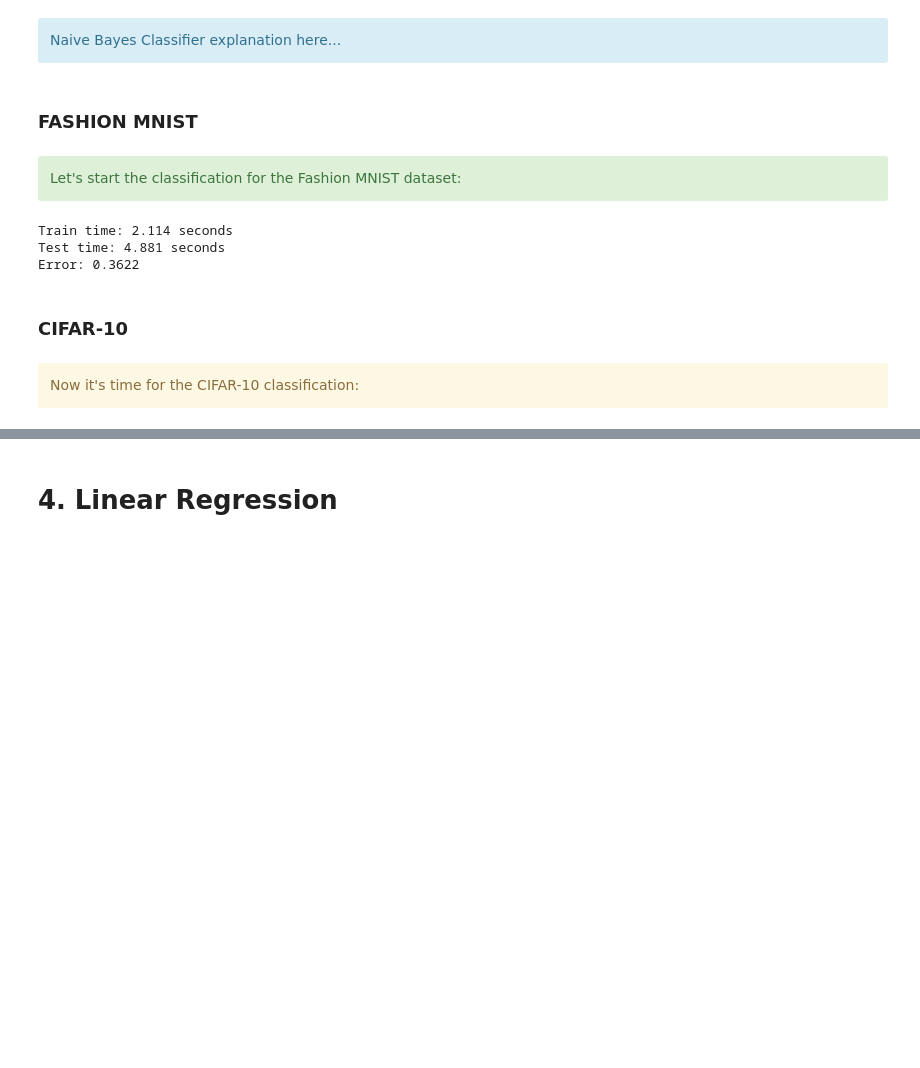
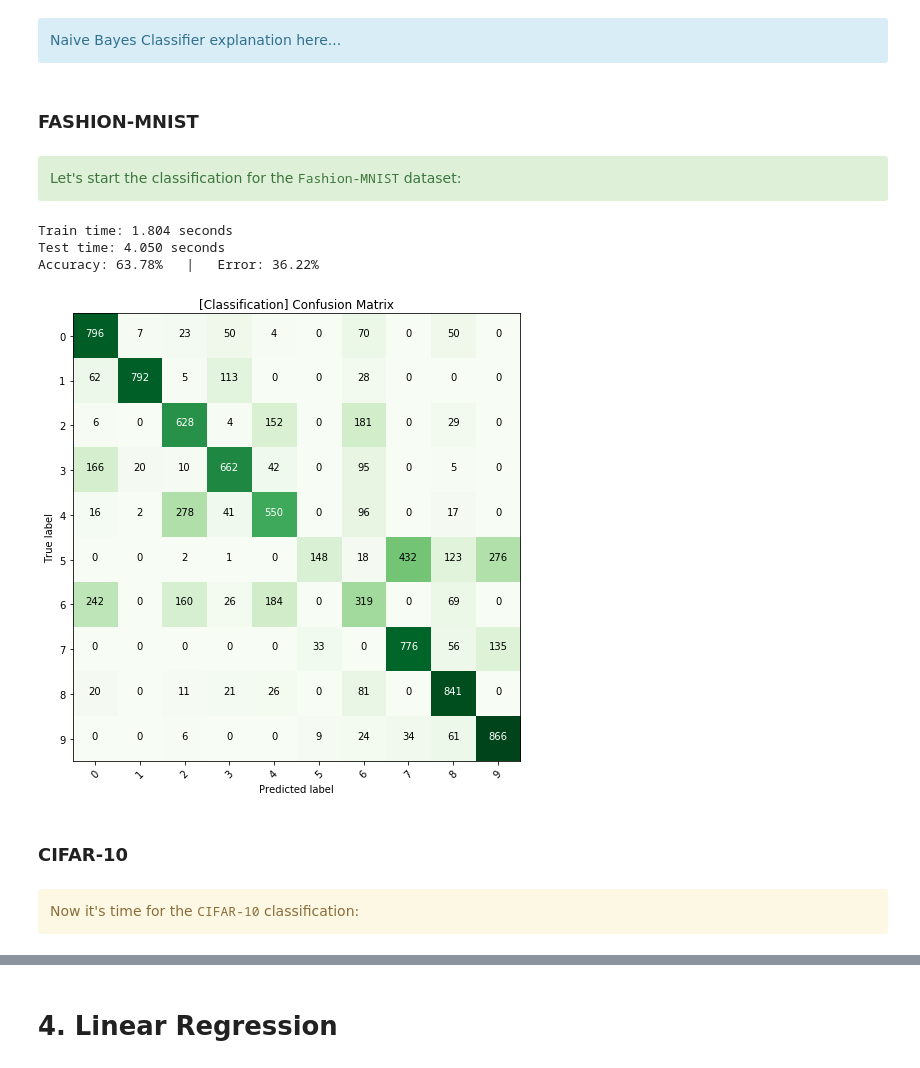
Before and after one commit to claudioscalzo/asi-challenge, a Jupyter notebook: asi_challenge_claudio_scalzo.ipynb, the cells around one changed output, grey strips where cells are left out. Cells and saved outputs as stored; diff of their text form; code cells hidden in the pictures; blank space fills up the shorter version.

```diff
--- a/asi_challenge_claudio_scalzo.ipynb
+++ b/asi_challenge_claudio_scalzo.ipynb
@@ -401,6 +433,8 @@ class NaiveBayesClassifier:
         self._computePriors()
         self._computeMeansCov()
 
+        return self.classes
+
 
     # TEST - POSTERIOR: P(C|X)
     def predict(self, test):
@@ -433,21 +467,26 @@ class NaiveBayesClassifier:
 
 
     # VALIDATE PREDICTION
-    def validate(self, pred, true):
+    def validate(self, pred, correct):
 
-        # Return the average number of different classes
-        return np.mean(pred != true)
+        # Accuracy, error, confusion matrix
+        acc = np.mean(pred == correct)
+        err = np.mean(pred != correct)
+        cm = confusion_matrix(correct, pred)
+
+        # Return the average number of equal and different classes
+        return acc, err, cm
     # ----------------------------------------------------------------------- #
 # %%
 # CLASSIFY FUNCTION
-def classify(train, test, true):
+def classify(train, test, correct, color):
 
     # NAIVE BAYES CLASSIFIER
     nbc = NaiveBayesClassifier()
 
     # TRAIN
     startTime = time()
-    nbc.fit(train)
+    classes = nbc.fit(train)
     endTime = time()
     print("Train time: %.3f seconds" % (endTime-startTime))
 
@@ -457,29 +496,32 @@ def classify(train, test, true):
     endTime = time()
     print("Test time: %.3f seconds" % (endTime-startTime))
 
-    # ACCURACY
-    error = nbc.validate(pred, true)
-    print("Error:", error)
+    # ACCURACY AND ERROR
+    accuracy, error, cm = nbc.validate(pred, correct)
+    print("Accuracy: %.2f%%   |   Error: %.2f%%" % (accuracy * 100, error * 100))
+    plotConfusionMatrix(cm, classes, title="[Classification] Confusion Matrix", cmap = color)
 # %% [markdown]
-### <div class="label label-success">FASHION MNIST</div>
+### <div class="label label-success">FASHION-MNIST</div>
 # %% [markdown]
 <div class='alert alert-success'>
-Let's start the classification for the Fashion MNIST dataset:
+Let's start the classification for the <tt>Fashion-MNIST</tt> dataset:
 </div>
 # %%
 # CLASSIFY
 classify(train = mnistTrain,
          test = mnistTest.drop(columns=['label']),
-         true = mnistTest['label'])
+         correct = mnistTest['label'],
+         color = "Greens")
 # %% [output]
-Train time: 2.114 seconds
-Test time: 4.881 seconds
-Error: 0.3622
+Train time: 1.804 seconds
+Test time: 4.050 seconds
+Accuracy: 63.78%   |   Error: 36.22%
+[figure, added]
 # %% [markdown]
 ### <div class="label label-warning">CIFAR-10</div>
 # %% [markdown]
 <div class='alert alert-warning'>
-Now it's time for the CIFAR-10 classification:
+Now it's time for the <tt>CIFAR-10</tt> classification:
 </div>
 # %%
 # CLASSIFY
```
Also changed, not shown: parts of 20 cells of this notebook.
